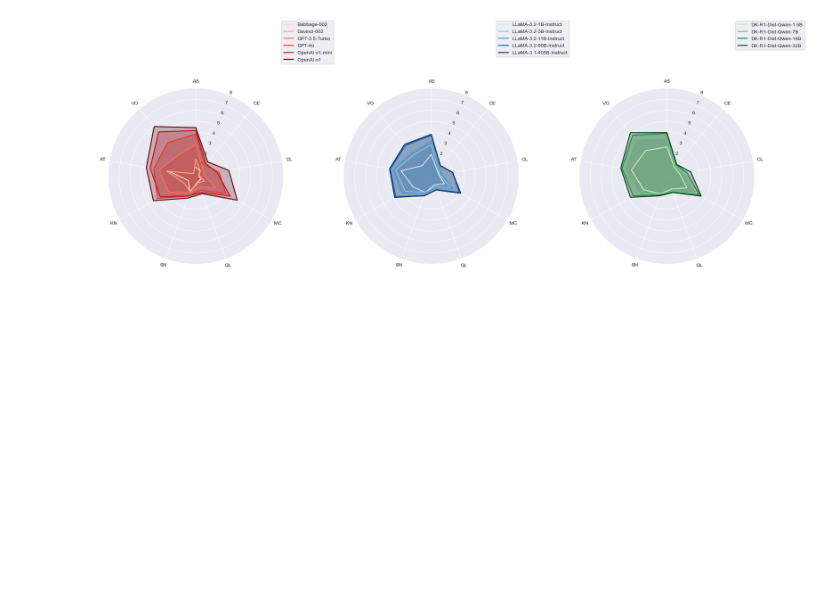
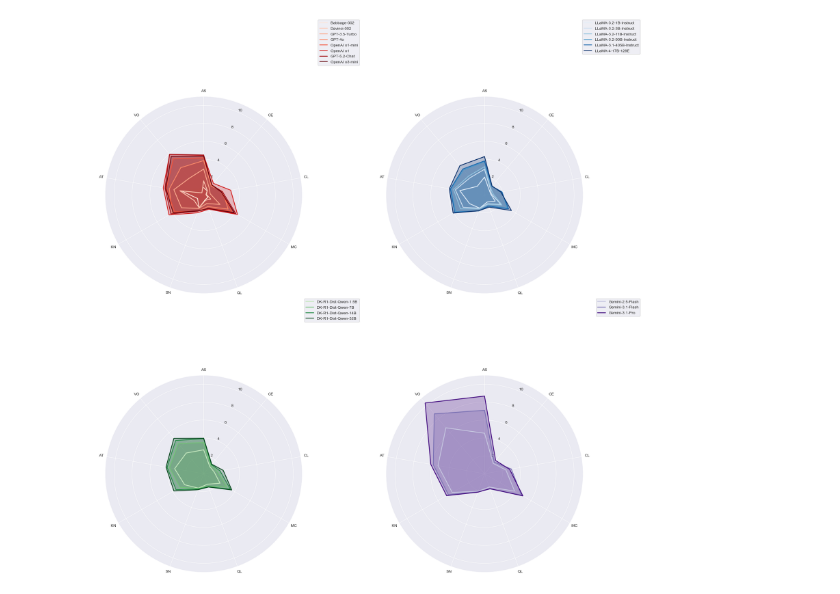
Before and after one commit to General-Purpose-AI-Policy-Lab/adele-extension, a Jupyter notebook: MVP.ipynb, the cells around one changed output. Saved outputs shown, nothing was run; the diff lists cells and outputs as text; code cells hidden in the pictures; blank space fills up the shorter version.

```diff
--- a/MVP.ipynb
+++ b/MVP.ipynb
@@ -15,3 +9,7 @@ ability_profiles_df.set_index('Unnamed: 0', inplace=True)
+# %%
+additional_profiles_df = pd.read_csv('data/additional_results_16June2026.csv', index_col=0)
+# %%
+ability_profiles_df = pd.concat([nature_profiles_df, additional_profiles_df], axis=0)
 # %%
 '''Collapser les ability profiles sur les dimensions du human scales'''
 #On exploite la nomenclature des auteurs, dans laquelle chaque nom de groupe est constitué de deux lettres majuscules qui sont les deux premières lettres des dimensions qui le constituent
@@ -96,20 +99,23 @@ def plot_radar_auc_subplots(auc_dict, feature_names, title="AUCs from Logistic C
     plt.show()
 # %%
 gpt_o1_models = [
-    ('babbage-002', 0.16),
-    ('davinci-002', 0.32),
-    ('gpt-35-turbo', 0.48),
-    ('gpt4o', 0.64),
-    ('o1-mini', 0.80),
-    ('o1_re=low', 1.0)
+    ('babbage-002', 0.1),
+    ('davinci-002', 0.2),
+    ('gpt-35-turbo', 0.3),
+    ('gpt4o', 0.4),
+    ('o1-mini', 0.56),
+    ('o1_re=low', 0.72),
+    ('GPT-5.2-Chat', 0.88),
+    ('OpenAI o3-mini', 1.0)
 ]
 
 llama_models = [
-    ('llama3d2-1b', 0.2),
-    ('llama3d2-3b', 0.4),
-    ('llama3d2-11b', 0.6),
-    ('llama3d2-90b', 0.8),
-    ('llama3d1-405b', 1.0)
+    ('llama3d2-1b', 0.1),
+    ('llama3d2-3b', 0.2),
+    ('llama3d2-11b', 0.4),
+    ('llama3d2-90b', 0.6),
+    ('llama3d1-405b', 0.8),
+    ('LLaMA-4-17B-128E', 1.0)
 ]
 
 ds_r1_models = [
@@ -117,6 +123,12 @@ ds_r1_models = [
     ('DK-R1-Dist-Qwen-7B', 0.50),
     ('DK-R1-Dist-Qwen-14B', 0.75),
     ('DK-R1-Dist-Qwen-32B', 1.0)
+]
+
+gemini_models = [
+    ('Gemini-2.5-Flash', 0.33),
+    ('Gemini-3.1-Flash', 0.66),
+    ('Gemini-3.1-Pro', 1.0)
 ]
 
 # Standardise the names
@@ -135,7 +147,13 @@ name_mapping = {
     'DK-R1-Dist-Qwen-1.5B': 'DK-R1-Dist-Qwen-1.5B',
     'DK-R1-Dist-Qwen-7B': 'DK-R1-Dist-Qwen-7B',
     'DK-R1-Dist-Qwen-14B': 'DK-R1-Dist-Qwen-14B',
-    'DK-R1-Dist-Qwen-32B': 'DK-R1-Dist-Qwen-32B'
+    'DK-R1-Dist-Qwen-32B': 'DK-R1-Dist-Qwen-32B',
+    'Gemini-2.5-Flash': 'Gemini-2.5-Flash',
+    'Gemini-3.1-Flash': 'Gemini-3.1-Flash',
+    'Gemini-3.1-Pro': 'Gemini-3.1-Pro',
+    'LLaMA-4-17B-128E': 'LLaMA-4-17B-128E',
+    'GPT-5.2-Chat': 'GPT-5.2-Chat',
+    'OpenAI o3-mini': 'OpenAI o3-mini'
 }
 # %%
 rescaled_dict = rescaled_profiles_df.transpose().to_dict()
@@ -164,4 +182,4 @@ plot_radar_auc_subplots(reduced_dict, feature_names=['AS','CE', 'CL', 'MC', 'QL'
 # %%
-plot_radar_auc_subplots(rescaled_dict, feature_names=['AS','CE', 'CL', 'MC', 'QL', 'SN', 'KN', 'AT', 'VO'])
+plot_radar_auc_subplots(rescaled_dict, feature_names=['AS','CE', 'CL', 'MC', 'QL', 'SN', 'KN', 'AT', 'VO'], max_level=11)
 # %% [output]
-[figure, old version]
+[figure, new version]
```
Also changed, not shown: parts of 6 cells of this notebook, 2 other files.
